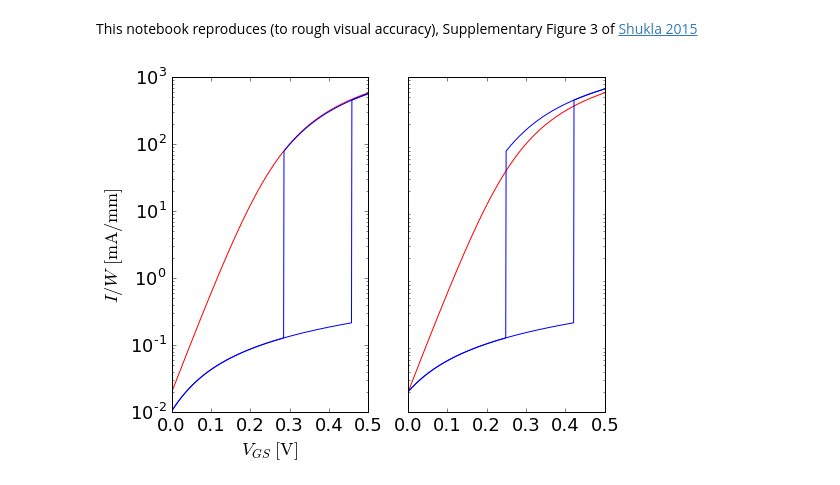
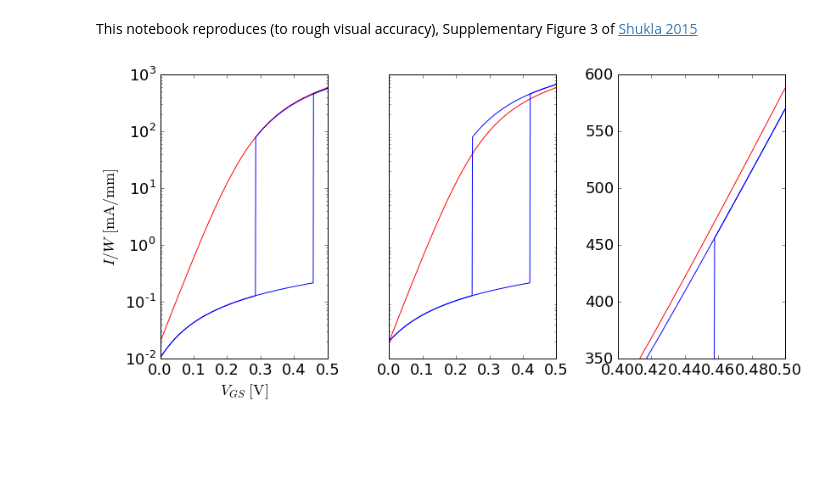
Before and after one commit to samueljamesbader/HyperFET_Project, a Jupyter notebook: DRC2017/Exploration/Reproduce_Shukla_SuppFig3.ipynb, the cells around one changed output. Cells and saved outputs as stored; diff of their text form; code cells hidden in the pictures; blank space fills up the shorter version.

```diff
--- a/DRC2017/Exploration/Reproduce_Shukla_SuppFig3.ipynb
+++ b/DRC2017/Exploration/Reproduce_Shukla_SuppFig3.ipynb
@@ -22,7 +22,7 @@ vo2_params={
     "rho_i":si("80 ohm cm"),
     "J_MIT":si("2e6 A/cm^2"),
     "J_IMT":si(".55e4 A/cm^2"),
-    "V_met":0,
+    "v_met":0,
     "L":si("8nm"),
     "W":si("14nm"),
     "T":si("14nm")
@@ -70,38 +70,38 @@ def show_hf(VT0,W,Cinv_vxo,SS,alpha,beta,VDsats,VDD,delta,log10Gleak):
     If,Ib=[np.ravel(i) for i in hf.I_double(VD=VD,VG=VG)]
     plt.plot(VG[~np.isnan(If)],If[~np.isnan(If)]/fet.W,'b')
     plt.plot(VG[~np.isnan(Ib)],Ib[~np.isnan(Ib)]/fet.W,'b')
 
     floor=10**log10Gleak*VD
 
     plt.yscale('log')
     plt.ylim(1e-2,1e3)
     plt.xlabel("$V_{GS}\;\mathrm{[V]}$")
     plt.ylabel("$I/W\;\mathrm{[mA/mm]}$")
 
 
     plt.subplot(132)
     plt.plot(VG,I/fet2.W,'r')
     If2,Ib2=[np.ravel(i) for i in hf2.I_double(VD=VD,VG=VG)]
     plt.plot(VG[~np.isnan(If2)],If2[~np.isnan(If2)]/fet2.W,'b')
     plt.plot(VG[~np.isnan(Ib2)],Ib2[~np.isnan(Ib2)]/fet2.W,'b')
 
 
     plt.yscale('log')
     plt.ylim(1e-2,1e3)
     plt.yticks([])
 
-    #plt.subplot(133)
-    #plt.plot(VG,I/fet.W,'r')
-    #plt.plot(VG[~np.isnan(If)],If[~np.isnan(If)]/fet.W,'b')
-    #plt.plot(VG[~np.isnan(Ib)],Ib[~np.isnan(Ib)]/fet.W,'b')
-    #plt.xlim(.4,.5)
-    #plt.ylim(400,600)
+    plt.subplot(133)
+    plt.plot(VG,I/fet.W,'r')
+    plt.plot(VG[~np.isnan(If)],If[~np.isnan(If)]/fet.W,'b')
+    plt.plot(VG[~np.isnan(Ib)],Ib[~np.isnan(Ib)]/fet.W,'b')
+    plt.xlim(.4,.5)
+    plt.ylim(350,600)
 
-    #plt.tight_layout()
+    plt.tight_layout()
 
     out.value="Approx shift is {:.2g}mV, which equates the IOFF within {:.2g}%."\
     "  This is expected to increase ION by {:.2g}% and actually increases it by {:.2g}%"\
     .format(shift*1e3,(If2[0]-I[0])/I[0]*100,appr.shiftedgain(hf,VDD)*100-100,(If2[-1]-I[-1])/I[-1]*100)
 display(out)
 # %% [output]
-[figure, old version]
+[figure, new version]
```
Also changed, not shown: 4 other files.
